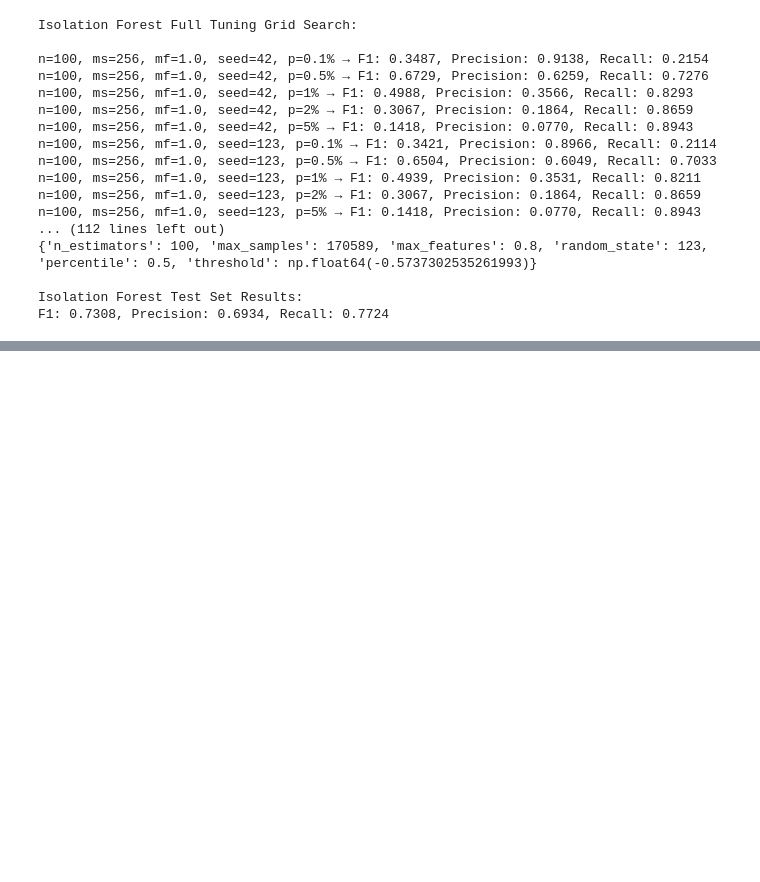
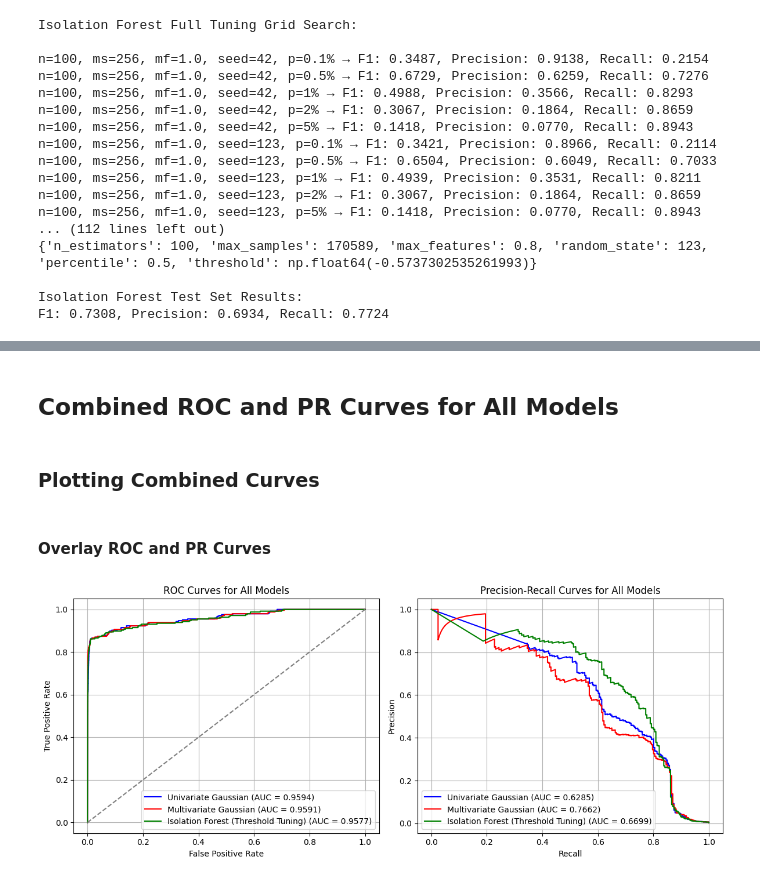
Before and after one commit to danbennett239/CI603, a Jupyter notebook: CI603_Coursework.ipynb, the cells around one changed output, grey strips where cells are left out. Drawn from its saved outputs; the diff is of its cells as text; code cells hidden in the pictures; blank space fills up the shorter version.

```diff
--- a/CI603_Coursework.ipynb
+++ b/CI603_Coursework.ipynb
@@ -509,4 +782,5 @@ Recall: 0.7195121951219512
 # %%
+# Train Isolation Forest and tune thresholds
 iso_forest = IsolationForest(n_estimators=100, random_state=42, n_jobs=-1)
 iso_forest.fit(train_fraud_X)
 
@@ -567,6 +841,17 @@ results.append({
     'ROC AUC': roc_auc,
     'PR AUC': pr_auc
 })
+
+# Store curve metrics
+curve_metrics.append({
+    'Model': 'Isolation Forest (Threshold Tuning)',
+    'fpr': fpr.tolist(),  # Convert to list for JSON compatibility
+    'tpr': tpr.tolist(),
+    'prec_curve': prec_curve.tolist(),
+    'rec_curve': rec_curve.tolist(),
+    'ROC AUC': roc_auc,
+    'PR AUC': pr_auc
+})
 # %% [output]
 Isolation Forest Cross-Validation (Threshold Tuning)
 Threshold = bottom 0.1% → F1: 0.3487, Precision: 0.9138, Recall: 0.2154
@@ -877,0 +1032,60 @@ for metric in metrics:
+# %% [markdown]
+## Combined ROC and PR Curves for All Models
+# %% [markdown]
+### Plotting Combined Curves
+# %% [markdown]
+#### Overlay ROC and PR Curves
+# %%
+# Define models to compare with exact names
+models_to_compare = [
+    'Univariate Gaussian',
+    'Multivariate Gaussian',
+    'Isolation Forest (Threshold Tuning)'
+]
+
+# Plot ROC and PR curves
+plt.figure(figsize=(12, 5))
+
+# ROC Curve subplot
+plt.subplot(1, 2, 1)
+colors = ['blue', 'red', 'green']
+for idx, model_name in enumerate(models_to_compare):
+    # Find the model in curve_metrics
+    model_result = next((r for r in curve_metrics if r['Model'] == model_name), None)
+    if model_result and all(key in model_result for key in ['fpr', 'tpr', 'ROC AUC']):
+        fpr = np.array(model_result['fpr'])  # Convert list back to numpy array
+        tpr = np.array(model_result['tpr'])
+        roc_auc = model_result['ROC AUC']
+        plt.plot(fpr, tpr, color=colors[idx], label=f'{model_name} (AUC = {roc_auc:.4f})')
+    else:
+        print(f"Error: ROC metrics for {model_name} not found in curve_metrics.")
+plt.plot([0, 1], [0, 1], color='gray', linestyle='--')  # Diagonal line
+plt.xlabel('False Positive Rate')
+plt.ylabel('True Positive Rate')
+plt.title('ROC Curves for All Models')
+plt.legend(loc='lower right')
+plt.grid(True)
+
+# Precision-Recall Curve subplot
+plt.subplot(1, 2, 2)
+for idx, model_name in enumerate(models_to_compare):
+    # Find the model in curve_metrics
+    model_result = next((r for r in curve_metrics if r['Model'] == model_name), None)
+    if model_result and all(key in model_result for key in ['prec_curve', 'rec_curve', 'PR AUC']):
+        prec = np.array(model_result['prec_curve'])  # Use prec_curve
+        rec = np.array(model_result['rec_curve'])    # Use rec_curve
+        pr_auc = model_result['PR AUC']
+        plt.plot(rec, prec, color=colors[idx], label=f'{model_name} (AUC = {pr_auc:.4f})')
+    else:
+        print(f"Error: PR metrics for {model_name} not found in curve_metrics.")
+plt.xlabel('Recall')
+plt.ylabel('Precision')
+plt.title('Precision-Recall Curves for All Models')
+plt.legend(loc='lower left')
+plt.grid(True)
+
+plt.tight_layout()
+plt.savefig("all_models_roc_pr_curves.png")
+plt.show()
+# %% [output]
+[figure, added]
```
Also changed, not shown: parts of 70 cells of this notebook.
